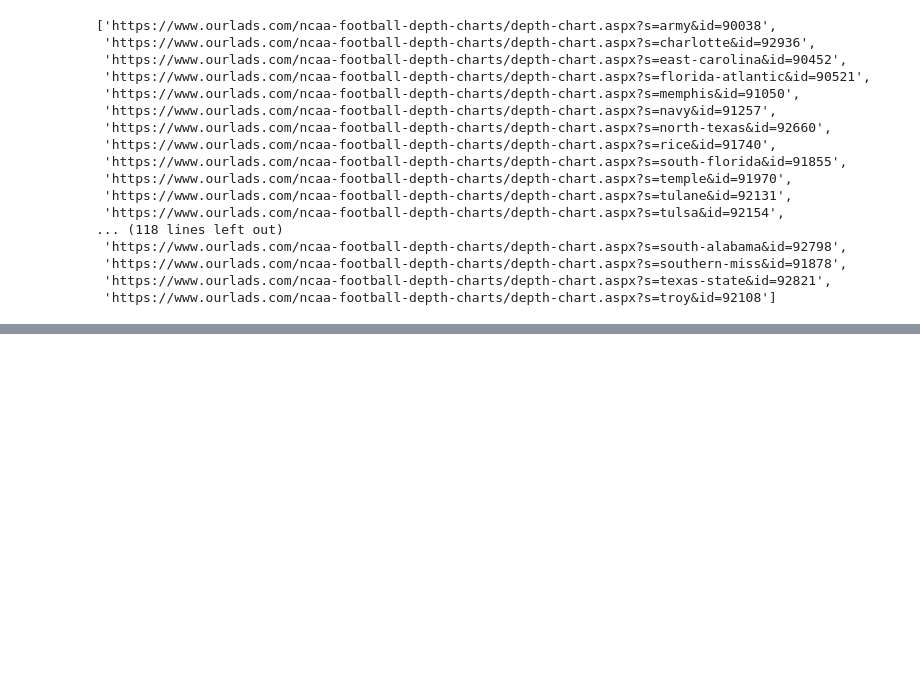
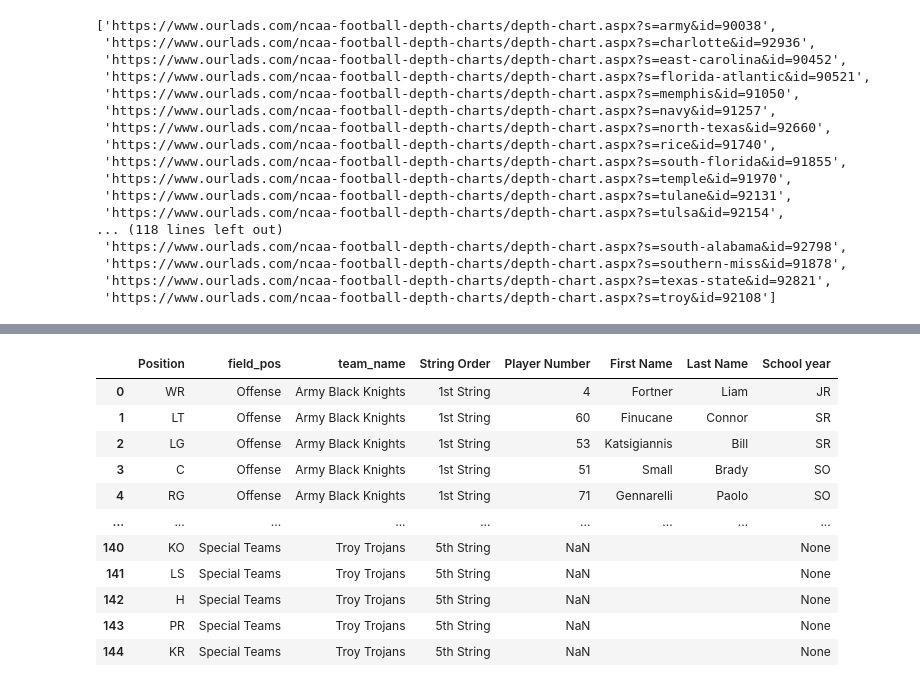
Before and after one commit to George-Michael-Dagogo/sales, a Jupyter notebook: main.ipynb, the cells around one changed output, grey strips where cells are left out. Cells and saved outputs as stored; diff of their text form; code cells hidden in the pictures; blank space fills up the shorter version.

```diff
--- a/main.ipynb
+++ b/main.ipynb
@@ -12,7 +14,6 @@ userAgent = ua.random
 headers = {'User-Agent': userAgent}
 page = requests.get(url, headers = headers)
 soup = BeautifulSoup(page.content, "html.parser")
-team_name = soup.find_all('div', class_= "nfl-dc-mm-team-name")
 team_link = soup.find_all('div', class_= "nfl-dc-mm-team-links")
 # %%
 team_links = []
@@ -41,6 +42,8 @@ team_links
  'https://www.ourlads.com/ncaa-football-depth-charts/depth-chart.aspx?s=texas-state&id=92821',
  'https://www.ourlads.com/ncaa-football-depth-charts/depth-chart.aspx?s=troy&id=92108']
 # %%
+master_df = []
+
 def get_all_csv(url):
     ua = UserAgent()
     userAgent = ua.random
@@ -50,43 +53,72 @@ def get_all_csv(url):
     team_name = soup.find('div', {'class': 'pt-team'}).text.strip()
 
     table = soup.find('table', class_='table table-bordered')
-
-
     # Extract the headers
     headers = [th.text.strip() for th in table.find_all('th')]
-
-    # Extract the rows
     rows = []
     for tr in table.find('tbody').find_all('tr'):
         # Each cell within the row
         cells = [td.text.strip() for td in tr.find_all('td')]
         rows.append(cells)
 
-    team_row = [team_name] + [''] * (len(headers) - 1)
-    rows.insert(0, team_row)
+    df = pd.DataFrame(rows, columns=headers)
+    df['team_name'] = team_name
+    print(team_name)
+    df['field_pos'] = df['Pos'].where(df['Pos'].isin(['Offense', 'Defense', 'Special Teams']))
+
+    # Forward fill the 'field_pos' column to propagate values downwards
+    df['field_pos'] = df['field_pos'].ffill()
+    df = df[~df['Pos'].isin(['Offense', 'Defense', 'Special Teams', 'OFF','ST','DEF'])]
+    df.rename(columns={'Player 1': '1st String','Player 2': '2nd String','Player 3': '3rd String','Player 4': '4th String','Player 5': '5th String','Pos':'Position','No.':'No1'}, inplace=True)
+    no_counter = 2  # Start with 'No2'
+
+    new_columns = []
+    for col in df.columns:
+        if col == 'No':
+            new_columns.append(f'No{no_counter}')
+            no_counter += 1
+        else:
+            new_columns.append(col)
+
+    df.columns = new_columns
+
+    df['1st String'] = df['No1'].astype(str) + ' ' + df['1st String']
+    df['2nd String'] = df['No2'].astype(str) + ' ' + df['2nd String']
+    df['3rd String'] = df['No3'].astype(str) + ' ' + df['3rd String']
+    df['4th String'] = df['No4'].astype(str) + ' ' + df['4th String']
+    df['5th String'] = df['No5'].astype(str) + ' ' + df['5th String']
+
+    df = df.drop(columns=['No1', 'No2', 'No3','No4','No5'])
+
+
+    df = df.melt(id_vars=['Position','field_pos','team_name'],
+                        value_vars=['1st String', '2nd String', '3rd String','4th String', '5th String'],
+                        var_name='String Order',
+                        value_name='Player Name')
+    # Step 1: Extract the Player Number
+    df['Player Number'] = df['Player Name'].str.extract(r'^(\d+)')
+
+    # Step 2: Remove the Player Number from the Player Name
+    df['Player'] = df['Player Name'].str.replace(r'^\d+\s+', '', regex=True)
+
+    # Step 3: Split the Player Name into First Name and Other Names
+    df[['First Name', 'Other Names']] = df['Player'].str.split(' ', n=1, expand=True)
+
+    # Step 4: Drop the original 'Player' column as it's now split
+    df = df.drop(columns=['Player Name','Player'])
+
+    df['First Name']=df['First Name'].str.replace(',','')
+    df[['Last Name', 'School year']] = df['Other Names'].str.split(' ', n=1, expand=True)
+    df = df.drop(columns=['Other Names'])
+    master_df.append(df)
 
 
 
-    df = pd.DataFrame(rows, columns=headers)
-
-    df = df[~df['Pos'].isin(['Offense', 'Defense', 'Special Teams','OFF'])]
-
-    columns = df.columns.tolist()
-
-    # Initialize a counter for the number of inserted columns
-    inserted = 0
-
-    # Iterate through the columns
-    for i, col in enumerate(columns):
-        if col.startswith('Player'):
-            # Insert a new 'twitter' column after the 'Player' column
-            df.insert(i + 1 + inserted, f'twitter_{inserted + 1}', '')
-            inserted += 1
-
-    df.to_csv(f'/workspace/sales/sports/{team_name}.csv',index=False)
-    print(f'{team_name} gotten')
 
 
 for i in team_links:
     get_all_csv(i)
+
+df_res = pd.concat(master_df)
+df_res.to_csv('/workspace/sales/sports/college_football.csv', index=False)
 # %% [output]
@@ -109,0 +142,12 @@ Troy Trojans gotten
+|  | Position | field_pos | team_name | String Order | Player Number | First Name | Last Name | School year |
+| 0 | WR | Offense | Army Black Knights | 1st String | 4 | Fortner | Liam | JR |
+| 1 | LT | Offense | Army Black Knights | 1st String | 60 | Finucane | Connor | SR |
+| 2 | LG | Offense | Army Black Knights | 1st String | 53 | Katsigiannis | Bill | SR |
+| 3 | C | Offense | Army Black Knights | 1st String | 51 | Small | Brady | SO |
+| 4 | RG | Offense | Army Black Knights | 1st String | 71 | Gennarelli | Paolo | SO |
+| ... | ... | ... | ... | ... | ... | ... | ... | ... |
+| 140 | KO | Special Teams | Troy Trojans | 5th String | NaN |  |  | None |
+| 141 | LS | Special Teams | Troy Trojans | 5th String | NaN |  |  | None |
+| 142 | H | Special Teams | Troy Trojans | 5th String | NaN |  |  | None |
+| 143 | PR | Special Teams | Troy Trojans | 5th String | NaN |  |  | None |
+| 144 | KR | Special Teams | Troy Trojans | 5th String | NaN |  |  | None |
```
Also changed, not shown: parts of 5 cells of this notebook, 2 other files.
